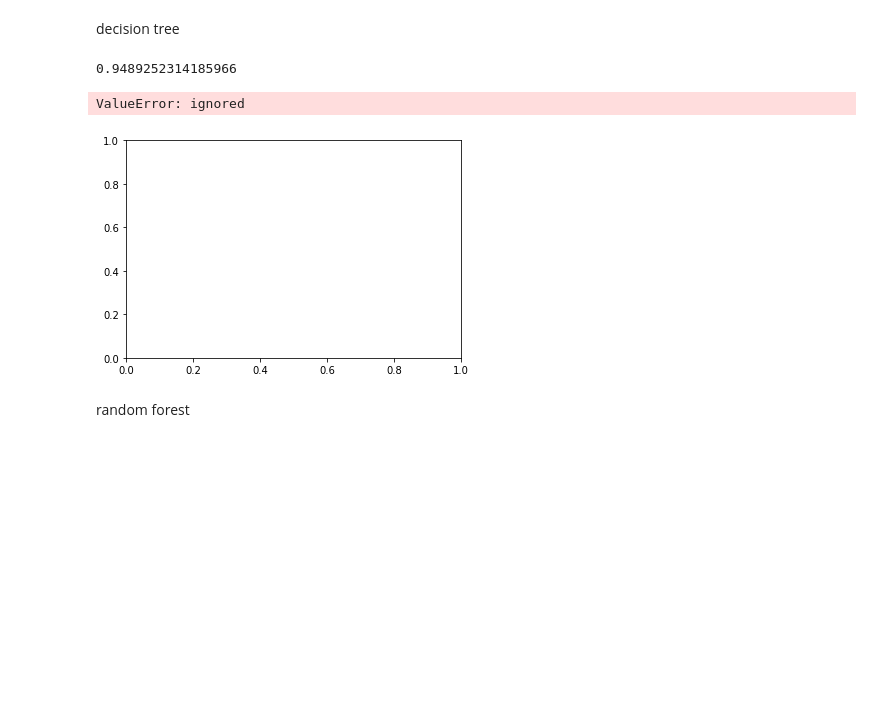
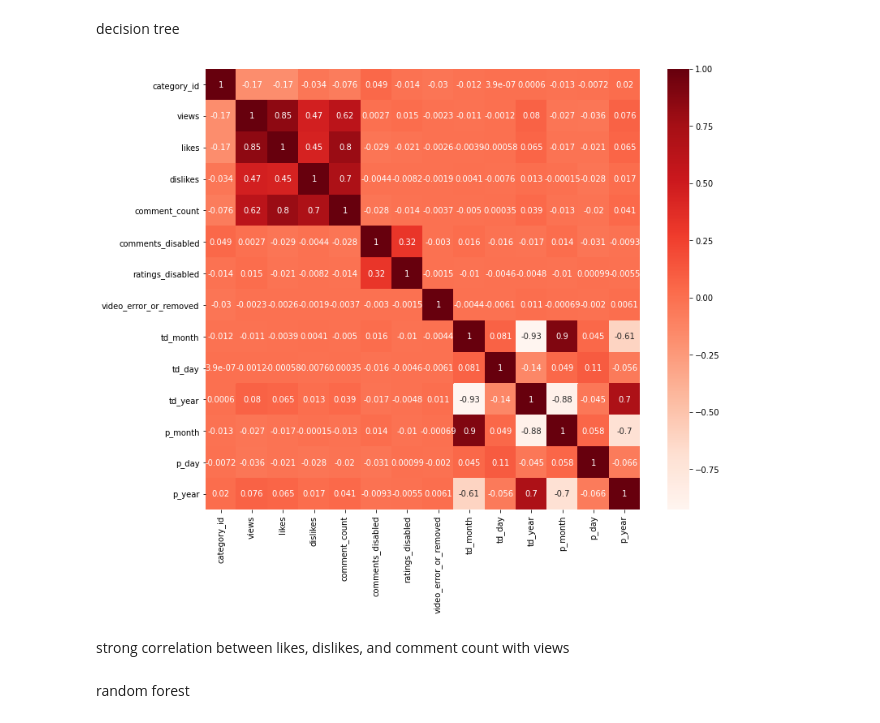
Before and after one commit to cybertraining-dsc/fa20-523-327, a Jupyter notebook: project/youtubeanalysis.ipynb, the cells around one changed output. Drawn from its saved outputs; the diff is of its cells as text; code cells hidden in the pictures; blank space fills up the shorter version.

Commit message:
added benchmark and started plotting graphs

```diff
--- a/project/youtubeanalysis.ipynb
+++ b/project/youtubeanalysis.ipynb
@@ -56,2 +28,9 @@ df = pd.read_csv("USvideos.csv")
+# %%
+#load file
+StopWatch.start("Code Execution")
+StopWatch.start("Loading Dataset")
+df =pd.read_csv("https://raw.githubusercontent.com/cybertraining-dsc/fa20-523-327/main/project/dataset/USvideos.csv")
+StopWatch.stop("Loading Dataset")
+StopWatch.status("Loading Dataset", True)
 # %% [markdown]
 familiarize myself with the data
@@ -108,20 +87,3 @@ DecisionTree_Class_Model.fit(x_train, y_train)
 # %%
 y_pred = DecisionTree_Class_Model.predict(x_test)
 y_pred
-# %%
-explained_variance_score(y_test, y_pred)
-# %% [output]
-0.9489252314185966
-# %%
-plt.figure()
-plt.scatter(x, y, s = 20, edgecolor = "black", c = "darkorange", label = "data")
-plt.plot(x_test, y_pred, color = "cornflowerblue", label = "test", linewidth = 2)
-
-plt.xlabel("data")
-plt.ylabel("target")
-plt.title("Decision Tree Regression")
-plt.legend()
-plt.show()
-# %% [output]
-ValueError: ignored
-[figure, removed]
@@ -127,0 +100,9 @@ ValueError: ignored
+# %%
+plt.figure(figsize=(12,10))
+cor = df.corr()
+sns.heatmap(cor, annot = True, cmap = plt.cm.Reds)
+plt.show()
+# %% [output]
+[figure, added]
+# %% [markdown]
+strong correlation between likes, dislikes, and comment count with views
```
Also changed, not shown: parts of 33 cells of this notebook.
